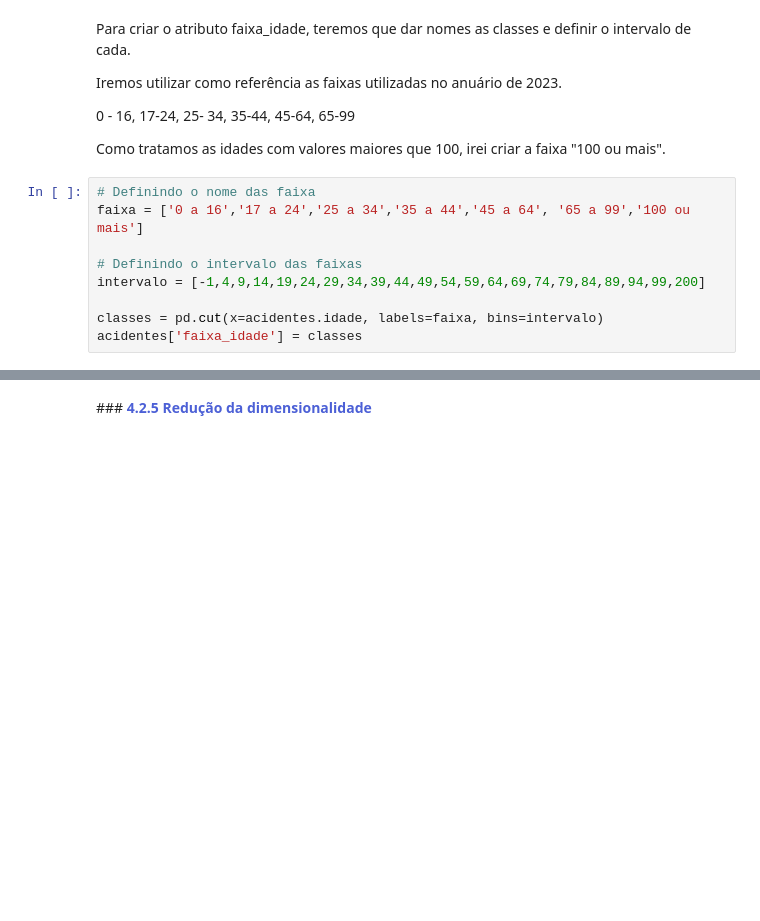
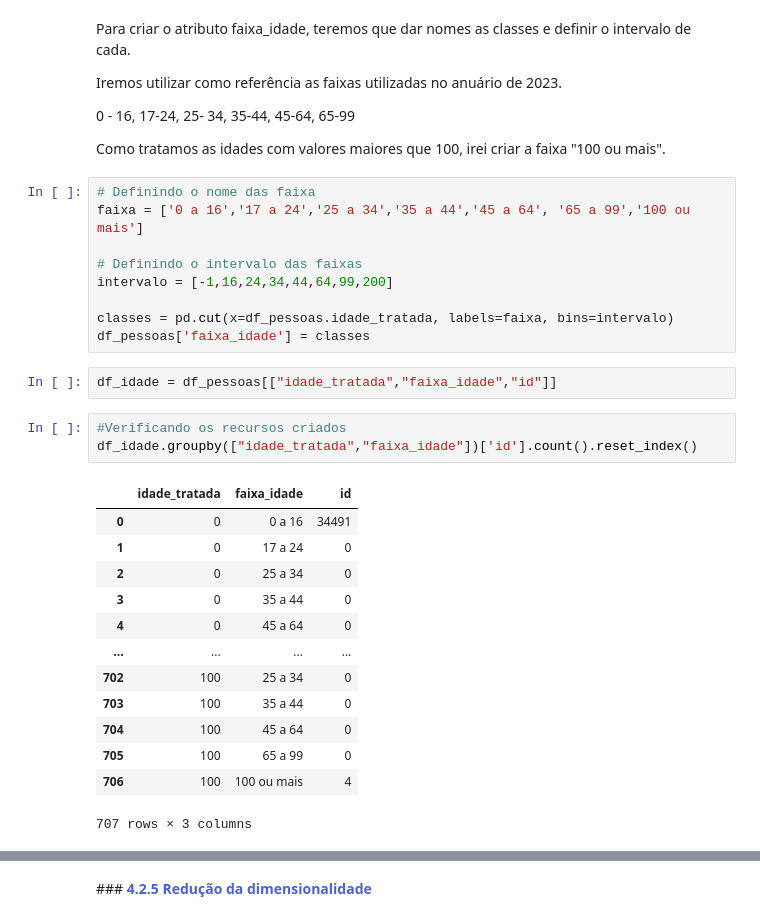
Before and after one commit to gabrielmprata/acidentes_transito, a Jupyter notebook: Acidentes_Rodoviarios_PreProc.ipynb, the cells around one changed output, grey strips where cells are left out. Saved outputs shown, nothing was run; the diff lists cells and outputs as text; blank space fills up the shorter version.

```diff
--- a/Acidentes_Rodoviarios_PreProc.ipynb
+++ b/Acidentes_Rodoviarios_PreProc.ipynb
@@ -1139,7 +1139,26 @@ Como tratamos as idades com valores maiores que 100, irei criar a faixa "100 ou
 faixa = ['0 a 16','17 a 24','25 a 34','35 a 44','45 a 64', '65 a 99','100 ou mais']
 
 # Definindo o intervalo das faixas
-intervalo = [-1,4,9,14,19,24,29,34,39,44,49,54,59,64,69,74,79,84,89,94,99,200]
+intervalo = [-1,16,24,34,44,64,99,200]
 
-classes = pd.cut(x=acidentes.idade, labels=faixa, bins=intervalo)
-acidentes['faixa_idade'] = classes
+classes = pd.cut(x=df_pessoas.idade_tratada, labels=faixa, bins=intervalo)
+df_pessoas['faixa_idade'] = classes
+# %%
+df_idade = df_pessoas[["idade_tratada","faixa_idade","id"]]
+# %%
+#Verificando os recursos criados
+df_idade.groupby(["idade_tratada","faixa_idade"])['id'].count().reset_index()
+# %% [output]
+|  | idade_tratada | faixa_idade | id |
+| 0 | 0 | 0 a 16 | 34491 |
+| 1 | 0 | 17 a 24 | 0 |
+| 2 | 0 | 25 a 34 | 0 |
+| 3 | 0 | 35 a 44 | 0 |
+| 4 | 0 | 45 a 64 | 0 |
+| ... | ... | ... | ... |
+| 702 | 100 | 25 a 34 | 0 |
+| 703 | 100 | 35 a 44 | 0 |
+| 704 | 100 | 45 a 64 | 0 |
+| 705 | 100 | 65 a 99 | 0 |
+| 706 | 100 | 100 ou mais | 4 |
+707 rows × 3 columns
```
Also changed, not shown: parts of 1 cell of this notebook.
